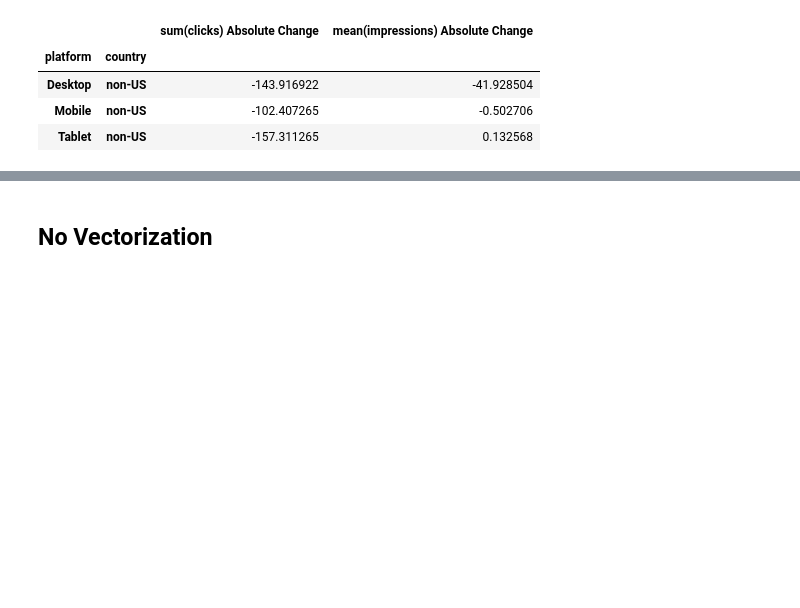
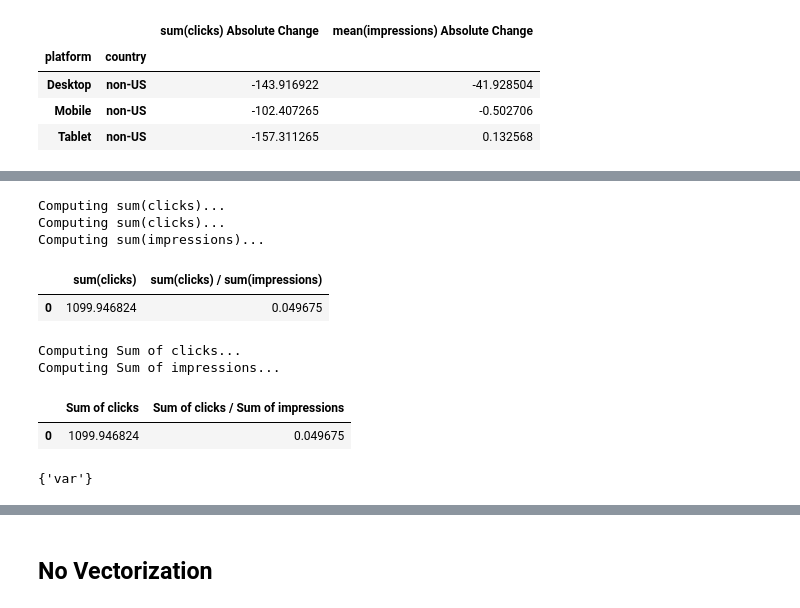
Before and after one commit to google/meterstick, a Jupyter notebook: meterstick_demo.ipynb, the cells around one changed output, grey strips where cells are left out. Drawn from its saved outputs; the diff is of its cells as text; code cells hidden in the pictures; blank space fills up the shorter version.

```diff
--- a/meterstick_demo.ipynb
+++ b/meterstick_demo.ipynb
@@ -941,3 +1021,50 @@ m.compute_on_sql('T', 'platform', execute=lambda sql: pd.read_sql(sql, engine))
+# %%
+# We have already seen that SumWithTrace has instance level caching above, but
+# it doesn't have class level caching. Below sum of clicks is computed twice
+# because we have two instances of it.
+sum_clicks = SumWithTrace('clicks')
+ctr = SumWithTrace('clicks') / SumWithTrace('impressions')
+MetricList((sum_clicks, ctr)).compute_on(df)
+# %% [output]
+Computing sum(clicks)...
+Computing sum(clicks)...
+Computing sum(impressions)...
+|  | sum(clicks) | sum(clicks) / sum(impressions) |
+| 0 | 1099.946824 | 0.049675 |
+# %%
+# With class level caching enabled, SumWithClassLevelCaching('clicks') will only
+# be computed once.
+class SumWithClassLevelCaching(Metric):
+
+  def __init__(self, var):
+    self.var = var
+    # Register all attributes that have impact to the result number.
+    super(SumWithClassLevelCaching, self).__init__(
+        name=f'Sum of {var}', additional_fingerprint_attrs=['var']
+    )
+    # Enable class level caching.
+    self.cache_across_instances = True
+
+  def compute(self, data):
+    print('Computing %s...' % self.name)
+    return df[self.var].sum()
+
+
+sum_clicks = SumWithClassLevelCaching('clicks')
+ctr = SumWithClassLevelCaching('clicks') / SumWithClassLevelCaching(
+    'impressions'
+)
+MetricList((sum_clicks, ctr)).compute_on(df)
+# %% [output]
+Computing Sum of clicks...
+Computing Sum of impressions...
+|  | Sum of clicks | Sum of clicks / Sum of impressions |
+| 0 | 1099.946824 | 0.049675 |
+# %%
+# Check additional_fingerprint_attrs for what attributes are registered.
+sum_clicks.additional_fingerprint_attrs
+# %% [output]
+{'var'}
 # %% [markdown]
 #Custom Metric
 We provide many Metrics out of box but we understand there are cases you need more, so we make it easy for you to write you own Metrics.
```
Also changed, not shown: parts of 24 cells of this notebook, 4 other files.
